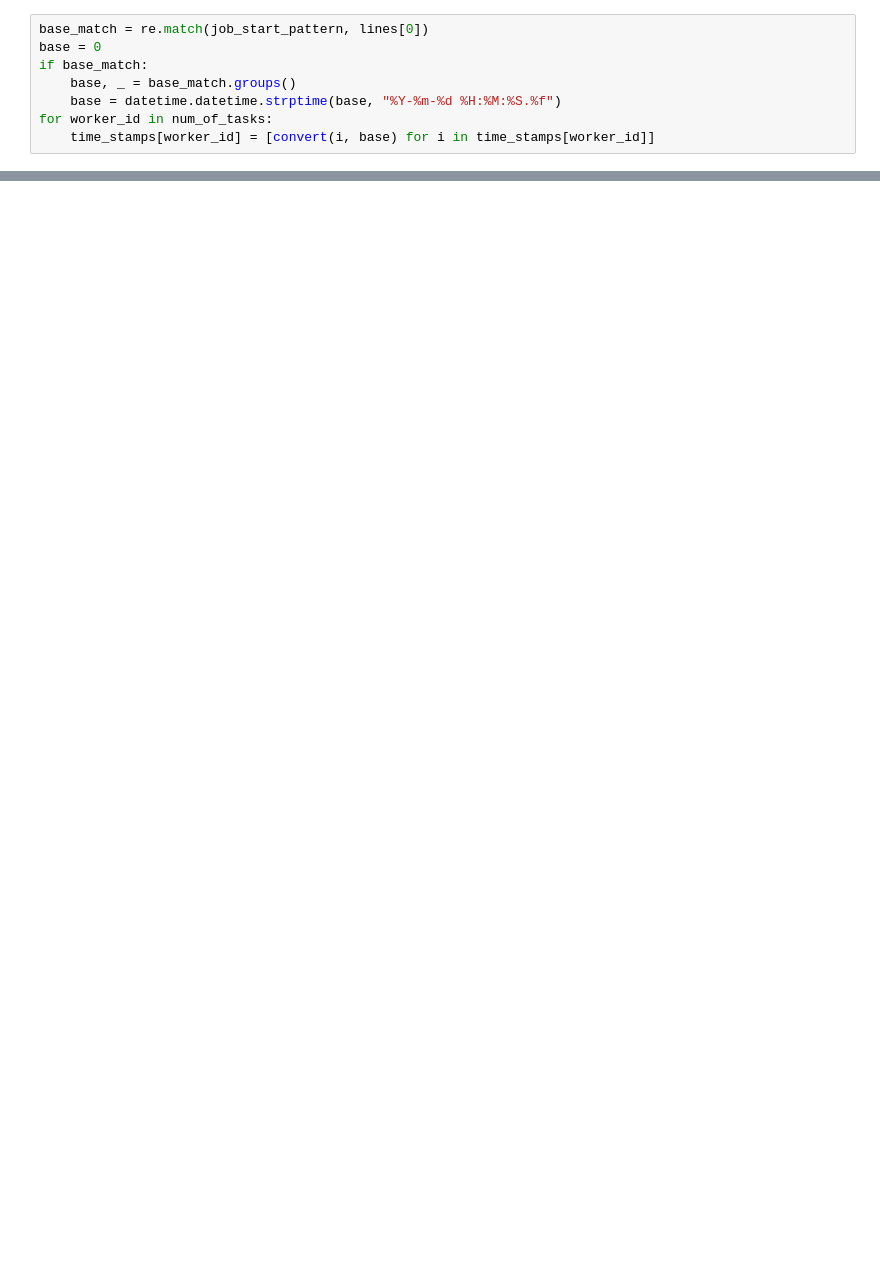
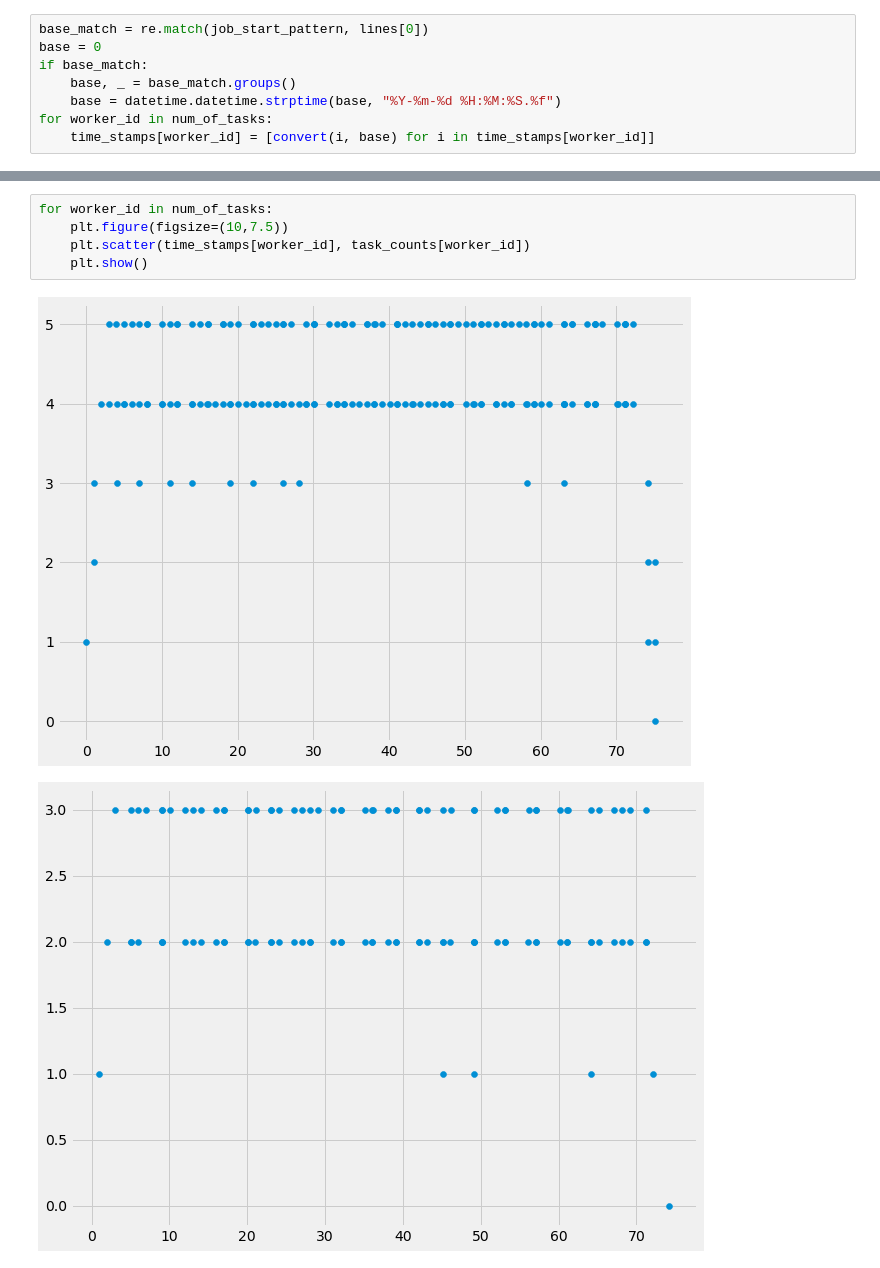
Before and after one commit to Gituser143/YACS, a Jupyter notebook: YACS/src/graphs.ipynb, the cells around one changed output, grey strips where cells are left out. Cells and saved outputs as stored; diff of their text form; blank space fills up the shorter version.

```diff
--- a/YACS/src/graphs.ipynb
+++ b/YACS/src/graphs.ipynb
@@ -171,0 +142,8 @@ for worker_id in num_of_tasks:
+# %%
+for worker_id in num_of_tasks:
+    plt.figure(figsize=(10,7.5))
+    plt.scatter(time_stamps[worker_id], task_counts[worker_id])
+    plt.show()
+# %% [output]
+[figure, added]
+[figure, added]
```
Also changed, not shown: parts of 12 cells of this notebook.
